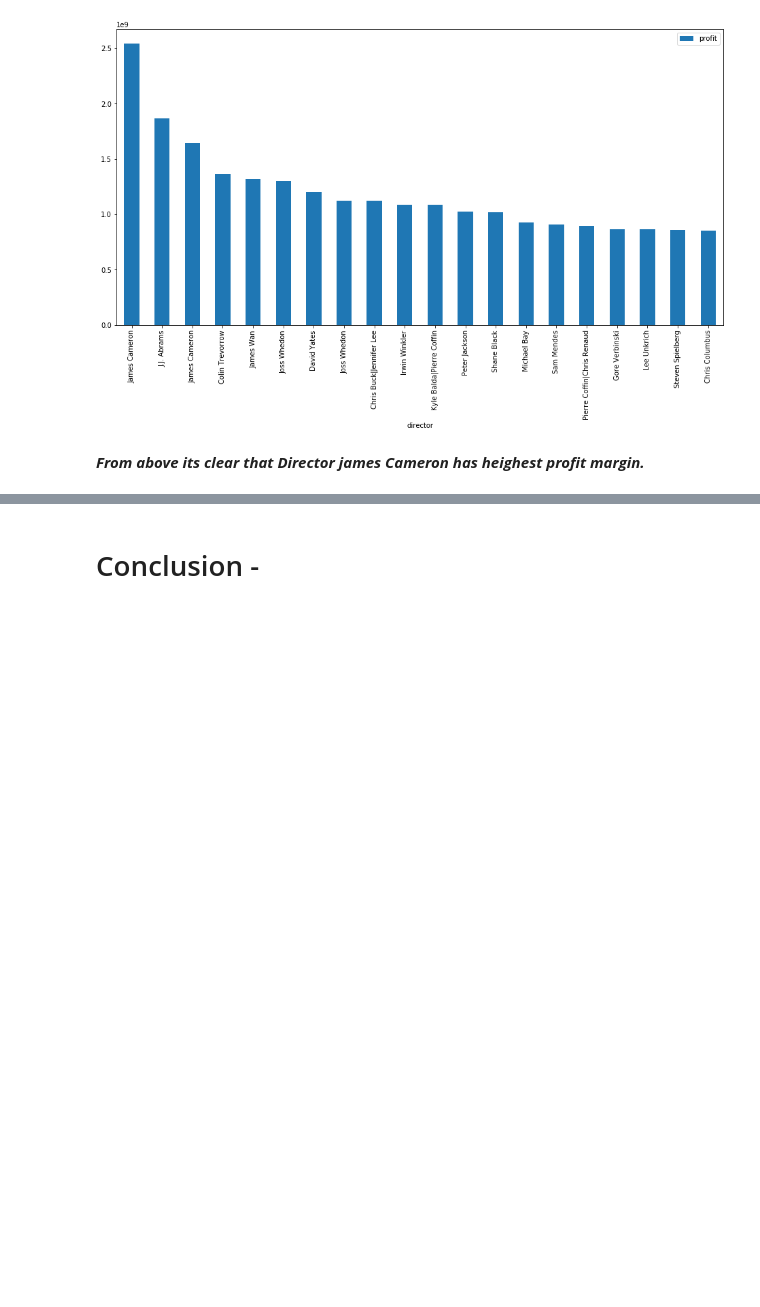
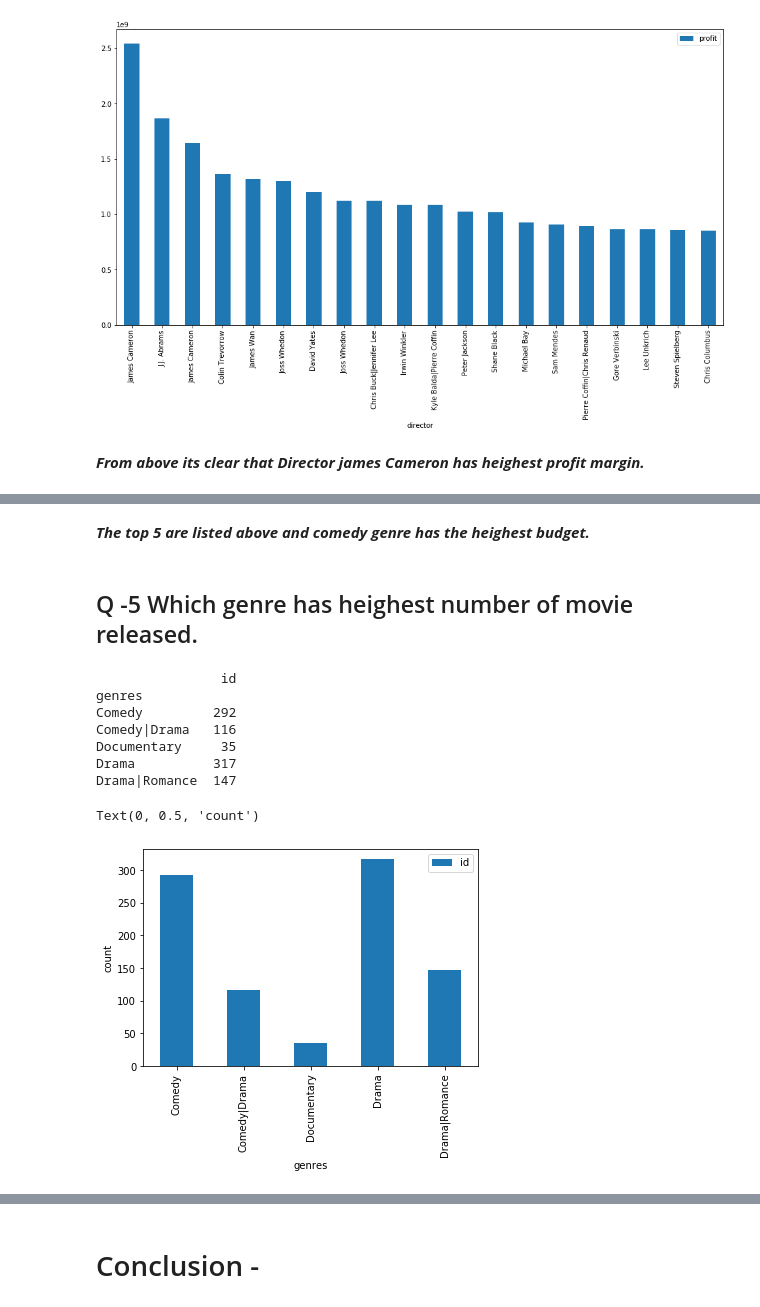
Before and after one commit to ashwanisng/IMDB-Data-Analysis, a Jupyter notebook: Investigate a DataSet(TMDB Movie Data).ipynb, the cells around one changed output, grey strips where cells are left out. Saved outputs shown, nothing was run; the diff lists cells and outputs as text; code cells hidden in the pictures; blank space fills up the shorter version.

```diff
--- a/Investigate a DataSet(TMDB Movie Data).ipynb
+++ b/Investigate a DataSet(TMDB Movie Data).ipynb
@@ -293,0 +336,17 @@ data[:20].plot(x ='director', y ='profit', kind = 'bar', figsize = (16,8) )
+# %% [markdown]
+***The top 5 are listed above and comedy genre has the  heighest budget.***
+# %% [markdown]
+## Q -5 Which genre has heighest number of movie released.
+# %%
+print(df_new1.groupby(['genres'])[['id']].count())
+df_new1.groupby(['genres'])[['id']].count().plot(kind= 'bar').set_ylabel('count')
+# %% [output]
+                id
+genres
+Comedy         292
+Comedy|Drama   116
+Documentary     35
+Drama          317
+Drama|Romance  147
+Text(0, 0.5, 'count')
+[figure, added]
```
Also changed, not shown: parts of 10 cells of this notebook.
